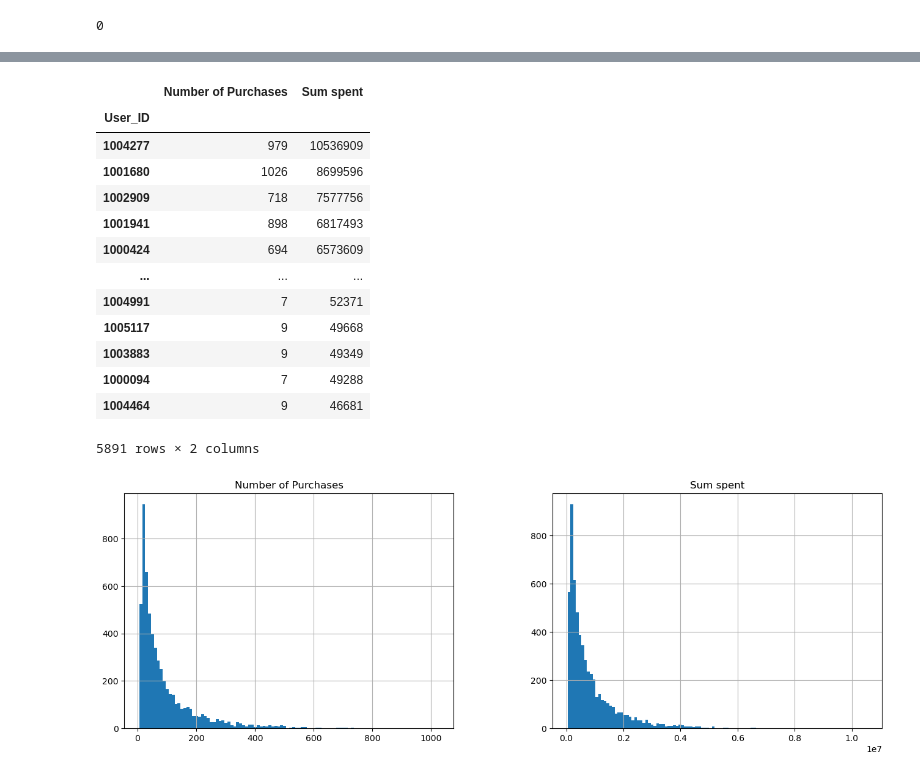
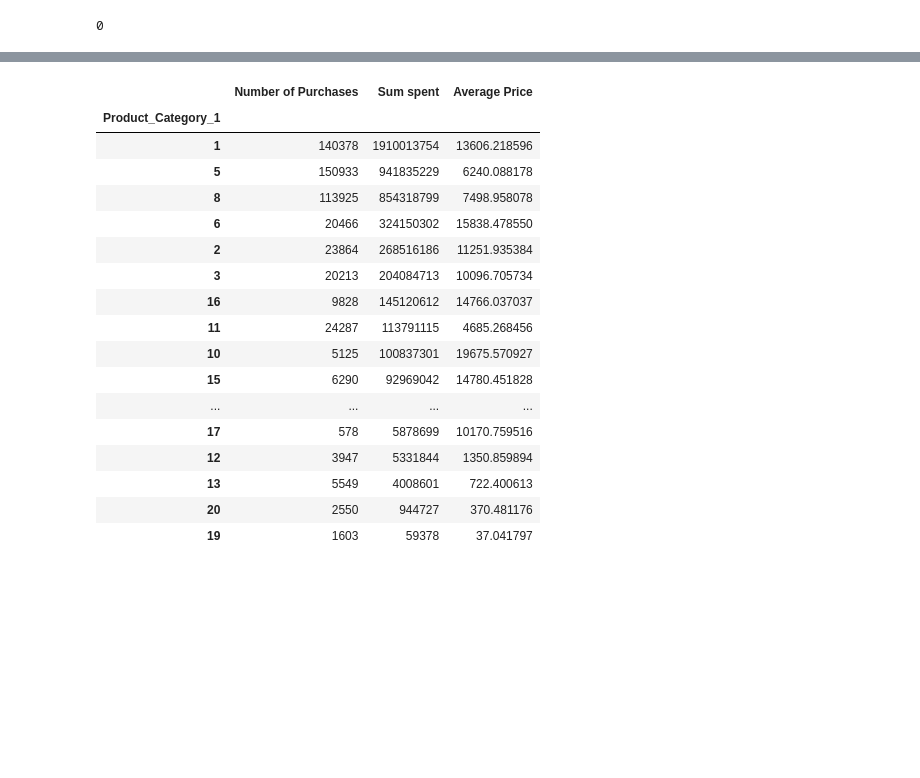
Before and after one commit to ennova-research/2023_GCP_Specialization_Demo_2-Black_Friday, a Jupyter notebook: notebooks/eda.ipynb, the cells around one changed output, grey strips where cells are left out. Drawn from its saved outputs; the diff is of its cells as text; code cells hidden in the pictures; blank space fills up the shorter version.

```diff
--- a/notebooks/eda.ipynb
+++ b/notebooks/eda.ipynb
@@ -50,6 +52,8 @@ Product_Category_2            173638
 Product_Category_3            383247
 Purchase                           0
 dtype: int64
+# %%
+df[['Product_Category_2', 'Product_Category_3']] = df[['Product_Category_2', 'Product_Category_3']].fillna(-1).astype(int)
 # %%
 df.duplicated().sum()
 # %% [output]
@@ -73,26 +151,26 @@ dtype: int64
 # %%
-users=pd.DataFrame()
-users['Number of Purchases'] = df.groupby('User_ID').size()
-users['Sum spent'] = df.groupby('User_ID')['Purchase'].sum()
-users=users.sort_values(by='Sum spent', ascending=False)
-users
+prods_cat=pd.DataFrame()
+prods_cat['Number of Purchases'] = df.groupby('Product_Category_1').size()
+prods_cat['Sum spent'] = df.groupby('Product_Category_1')['Purchase'].sum()
+prods_cat['Average Price'] = prods_cat['Sum spent'] / prods_cat['Number of Purchases']
+prods_cat=prods_cat.sort_values(by='Sum spent', ascending=False)
+prods_cat
 # %% [output]
-|  | Number of Purchases | Sum spent |
-| User_ID |  |  |
-| 1004277 | 979 | 10536909 |
-| 1001680 | 1026 | 8699596 |
-| 1002909 | 718 | 7577756 |
-| 1001941 | 898 | 6817493 |
-| 1000424 | 694 | 6573609 |
-| ... | ... | ... |
-| 1004991 | 7 | 52371 |
-| 1005117 | 9 | 49668 |
-| 1003883 | 9 | 49349 |
-| 1000094 | 7 | 49288 |
-| 1004464 | 9 | 46681 |
+|  | Number of Purchases | Sum spent | Average Price |
+| Product_Category_1 |  |  |  |
+| 1 | 140378 | 1910013754 | 13606.218596 |
+| 5 | 150933 | 941835229 | 6240.088178 |
+| 8 | 113925 | 854318799 | 7498.958078 |
+| 6 | 20466 | 324150302 | 15838.478550 |
+| 2 | 23864 | 268516186 | 11251.935384 |
+| 3 | 20213 | 204084713 | 10096.705734 |
+| 16 | 9828 | 145120612 | 14766.037037 |
+| 11 | 24287 | 113791115 | 4685.268456 |
+| 10 | 5125 | 100837301 | 19675.570927 |
+| 15 | 6290 | 92969042 | 14780.451828 |
+| ... | ... | ... | ... |
+| 17 | 578 | 5878699 | 10170.759516 |
+| 12 | 3947 | 5331844 | 1350.859894 |
+| 13 | 5549 | 4008601 | 722.400613 |
+| 20 | 2550 | 944727 | 370.481176 |
+| 19 | 1603 | 59378 | 37.041797 |
-5891 rows × 2 columns
-# %%
-users.hist(figsize=(16,5), bins='auto')
-plt.show()
-# %% [output]
-[figure, removed]
```
Also changed, not shown: parts of 16 cells of this notebook.
